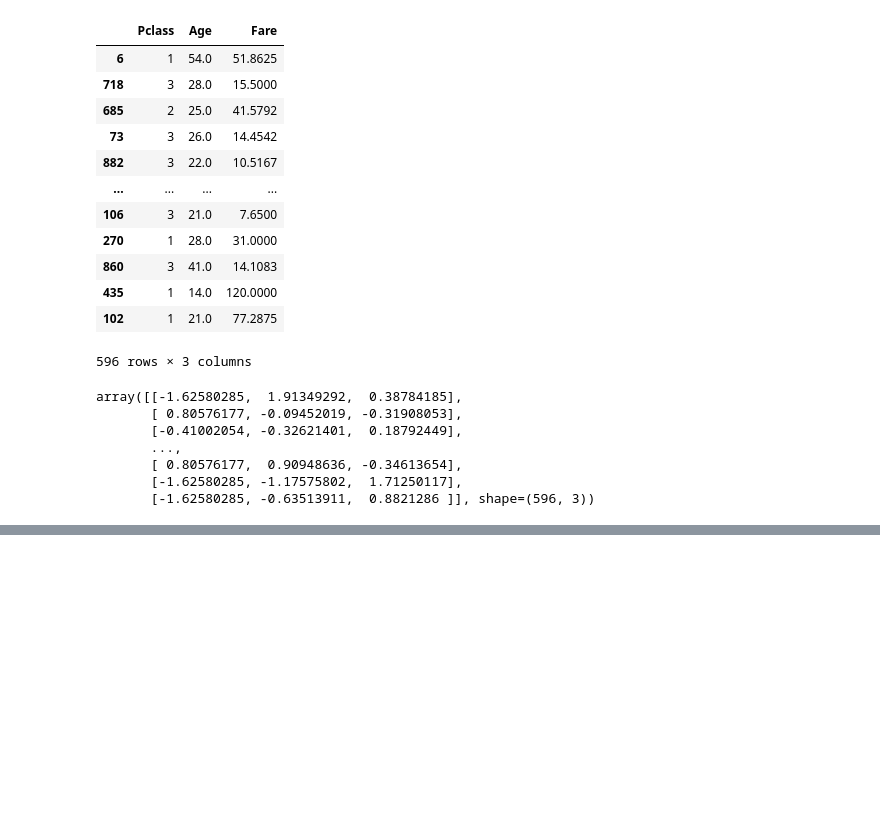
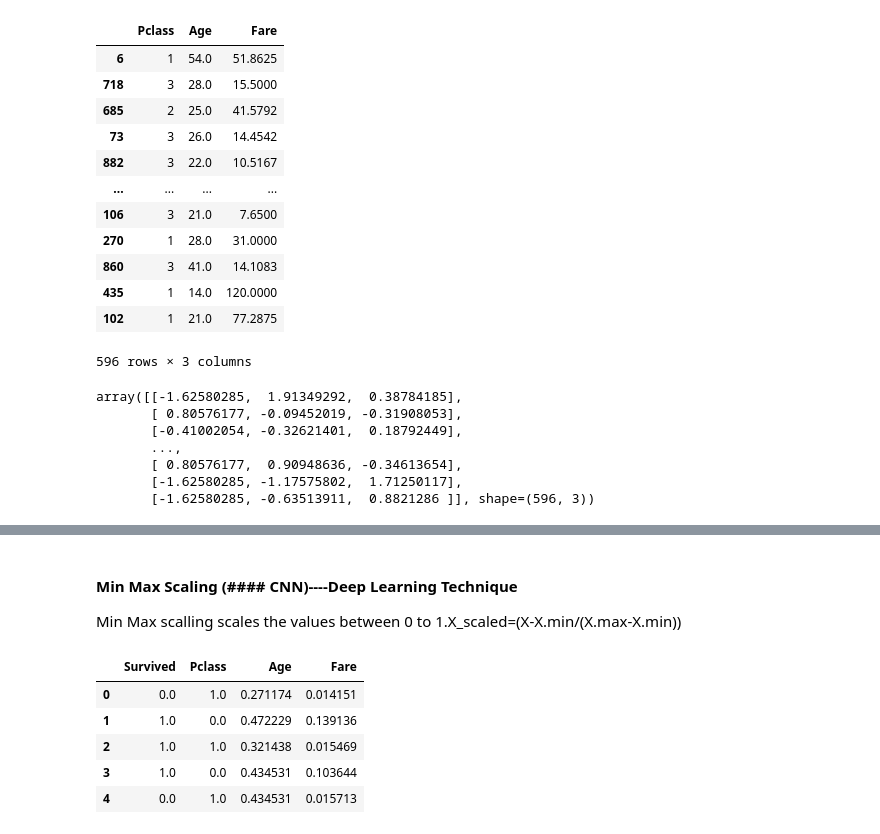
Before and after one commit to PALAKKKAGARWAL/EDA, a Jupyter notebook: types_of_feature.ipynb, the cells around one changed output, grey strips where cells are left out. Drawn from its saved outputs; the diff is of its cells as text; code cells hidden in the pictures; blank space fills up the shorter version.

```diff
--- a/types_of_feature.ipynb
+++ b/types_of_feature.ipynb
@@ -128,0 +175,15 @@ array([[-1.62580285,  1.91349292,  0.38784185],
+# %% [markdown]
+#### Min Max Scaling (#### CNN)----Deep Learning Technique
+Min Max scalling scales the values between 0 to 1.X_scaled=(X-X.min/(X.max-X.min))
+# %%
+from sklearn.preprocessing import MinMaxScaler
+min_max=MinMaxScaler()
+df_minmax=pd.DataFrame(min_max.fit_transform(df),columns=df.columns)
+df_minmax.head()
+# %% [output]
+|  | Survived | Pclass | Age | Fare |
+| 0 | 0.0 | 1.0 | 0.271174 | 0.014151 |
+| 1 | 1.0 | 0.0 | 0.472229 | 0.139136 |
+| 2 | 1.0 | 1.0 | 0.321438 | 0.015469 |
+| 3 | 1.0 | 0.0 | 0.434531 | 0.103644 |
+| 4 | 0.0 | 1.0 | 0.434531 | 0.015713 |
```
Also changed, not shown: parts of 6 cells of this notebook.
